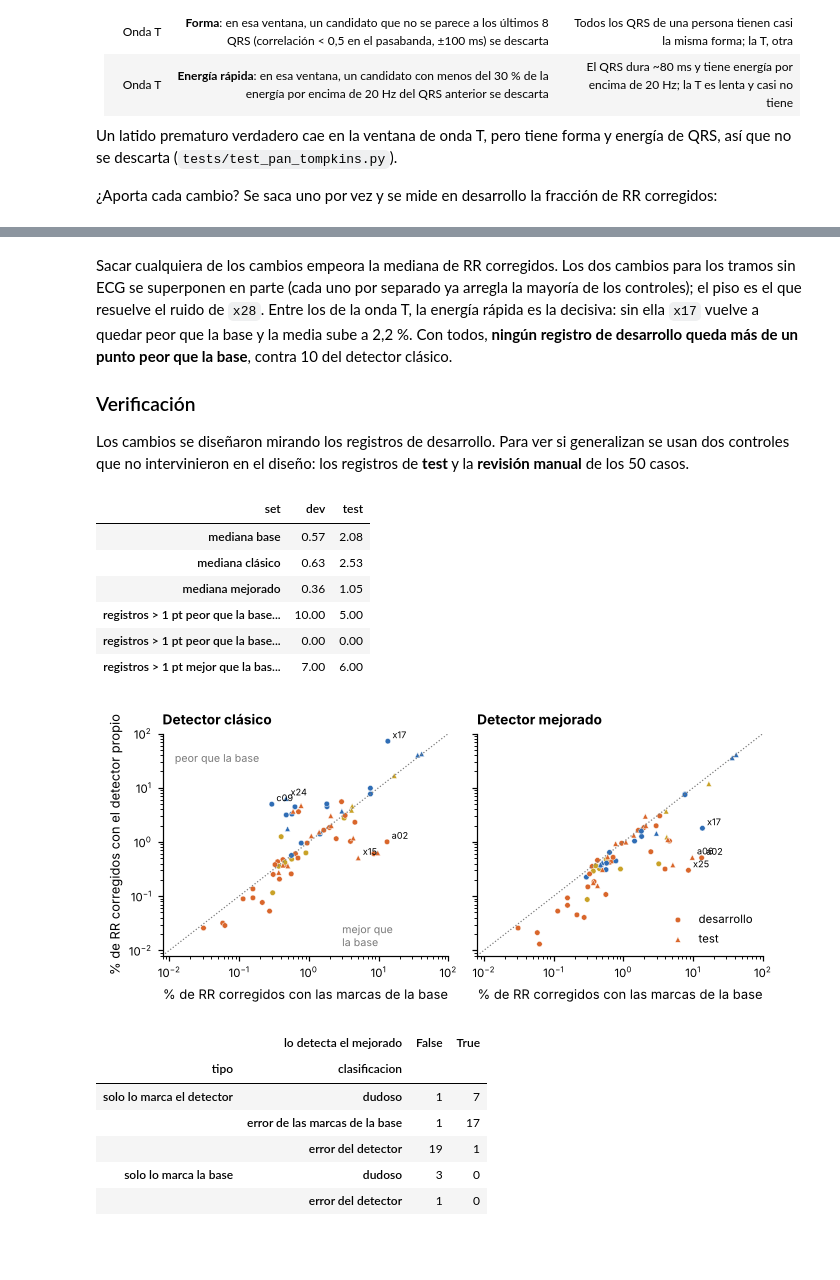
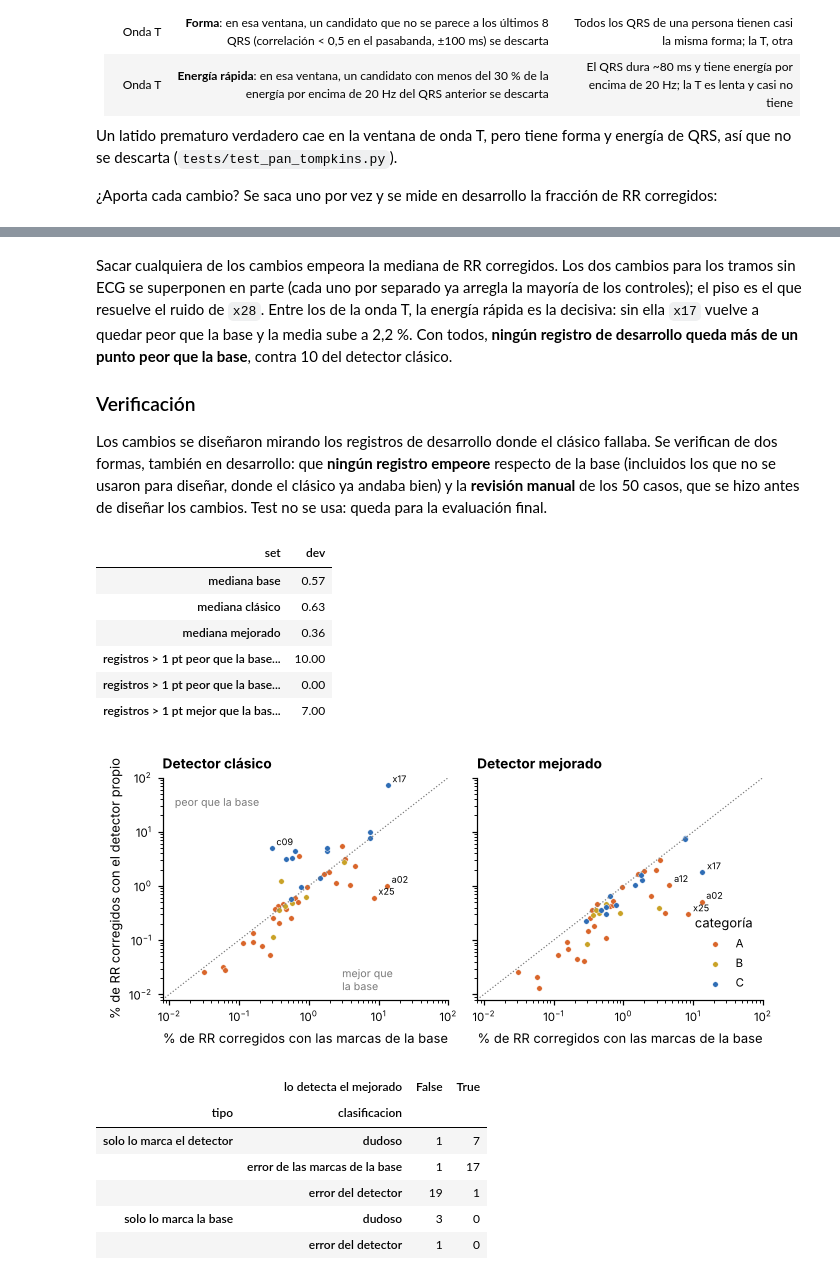
Before and after one commit to afrateitba/PSIB2026Q2-TPS-Grupo08-Frate-Tenca-Weizman, a Jupyter notebook: notebooks/02_filtro_y_latidos.ipynb, the cells around one changed output, grey strips where cells are left out. Cells and saved outputs as stored; diff of their text form; code cells hidden in the pictures; blank space fills up the shorter version.

```diff
--- a/notebooks/02_filtro_y_latidos.ipynb
+++ b/notebooks/02_filtro_y_latidos.ipynb
@@ -194,7 +194,7 @@ def comparar(rec):
     return fila, difs
 
 with ProcessPoolExecutor(4) as ex:
-    res = list(ex.map(comparar, split.record))
+    res = list(ex.map(comparar, DEV))
 comp = pd.DataFrame([r for r, _ in res]).merge(split[["record", "set", "category"]])
 difs = {n: np.concatenate([d[n] for _, d in res]) for n in ("clasico", "mejorado")}
 
@@ -252,10 +252,9 @@ def tramo(rec):
     tb = r_peaks_from_marks(x, qrs, fs, off, sign, refine=False)[0]
     return x, fs, tb
 
-fig, axs = plt.subplots(3, 2, figsize=(ANCHO, 4.6), gridspec_kw={"width_ratios": [1.4, 1]})
+fig, axs = plt.subplots(2, 2, figsize=(ANCHO, 3.2), gridspec_kw={"width_ratios": [1.4, 1]})
 for row, (rec, t0, titulo) in enumerate([("a02", 7535, "a02 · la base se saltea latidos"),
-                                         ("x17", 4157, "x17 · el detector clásico marca también la onda T"),
-                                         ("c04", 9367, "c04 · las dos fuentes coinciden: el ritmo es irregular")]):
+                                         ("x17", 4157, "x17 · el detector clásico marca también la onda T")]):
     x, fs, tb = tramo(rec)
     tp = detect_r_peaks(x, fs, improved=False) / fs
     i = slice(int(t0 * fs), int((t0 + 8) * fs))
@@ -267,7 +266,7 @@ for row, (rec, t0, titulo) in enumerate([("a02", 7535, "a02 · la base se saltea
     axs[row, 0].set(title=titulo, ylabel="mV")
     axs[row, 1].plot(tb[1:] / 3600, np.diff(tb), ".", ms=0.6, color=APNEA)
     axs[row, 1].set(ylim=(0, 2.4), ylabel="RR (s)", title=f"{rec} · RR de toda la noche (base)")
-axs[2, 0].set_xlabel("tiempo (s)"); axs[2, 1].set_xlabel("tiempo (h)")
+axs[1, 0].set_xlabel("tiempo (s)"); axs[1, 1].set_xlabel("tiempo (h)")
 axs[0, 0].plot([], [], color=APNEA, label="marca de la base")
 axs[0, 0].plot([], [], "x", color=NORMAL, label="detector clásico")
 fig.legend(*axs[0, 0].get_legend_handles_labels(), loc="upper center", ncol=2, bbox_to_anchor=(0.35, 1.03))
@@ -371,45 +370,44 @@ Sacar cualquiera de los cambios empeora la mediana de RR corregidos. Los dos cam
 
 ### Verificación
 
-Los cambios se diseñaron mirando los registros de desarrollo. Para ver si generalizan se usan dos controles que no intervinieron en el diseño: los registros de **test** y la **revisión manual** de los 50 casos.
+Los cambios se diseñaron mirando los registros de desarrollo donde el clásico fallaba. Se verifican de dos formas, también en desarrollo: que **ningún registro empeore** respecto de la base (incluidos los que no se usaron para diseñar, donde el clásico ya andaba bien) y la **revisión manual** de los 50 casos, que se hizo antes de diseñar los cambios. Test no se usa: queda para la evaluación final.
 # %%
 fig, axs = plt.subplots(1, 2, figsize=(ANCHO, 2.9), sharey=True)
+comp_dev = comp[comp.set == "dev"]
 lim = (0.008, 100)
 for ax, col, titulo in ((axs[0], "corr_clasico", "Detector clásico"), (axs[1], "corr_mejorado", "Detector mejorado")):
-    for st, mk in (("dev", "o"), ("test", "^")):
-        g = comp[comp.set == st]
-        ax.scatter(g.corr_base.clip(lower=lim[0]), g[col].clip(lower=lim[0]), s=13, marker=mk,
-                   c=g.category.map(COLORES_CAT), edgecolor="white", lw=0.3,
-                   label="desarrollo" if st == "dev" else "test")
+    for cat, g in comp_dev.groupby("category"):
+        ax.scatter(g.corr_base.clip(lower=lim[0]), g[col].clip(lower=lim[0]), s=13,
+                   color=COLORES_CAT[cat], edgecolor="white", lw=0.3, label=cat)
     ax.plot(lim, lim, color=GRIS, lw=0.8, ls=":")
     ax.set(xscale="log", yscale="log", xlim=lim, ylim=lim, title=titulo,
            xlabel="% de RR corregidos con las marcas de la base")
-    etiquetas = ["x17", "c09", "x24", "a02", "x15"] if col == "corr_clasico" else ["x17", "a02", "x25", "a06"]
+    etiquetas = ["x17", "c09", "a02", "x25"] if col == "corr_clasico" else ["x17", "a02", "x25", "a12"]
     for rec_ in etiquetas:
         r_ = comp.set_index("record").loc[rec_]
         ax.annotate(rec_, (r_.corr_base, r_[col]), fontsize=6, xytext=(3, 2), textcoords="offset points")
 axs[0].set_ylabel("% de RR corregidos con el detector propio")
 axs[0].text(0.012, 30, "peor que la base", fontsize=7, color=GRIS)
 axs[0].text(3, 0.012, "mejor que\nla base", fontsize=7, color=GRIS)
-axs[1].legend(loc="lower right")
+axs[1].legend(loc="lower right", title="categoría")
 fig.tight_layout()
 save(fig, "02_detector_mejorado")
-resumen = comp.groupby("set").apply(lambda g: pd.Series({
+resumen = comp_dev.groupby("set").apply(lambda g: pd.Series({
     "mediana base": g.corr_base.median(), "mediana clásico": g.corr_clasico.median(),
     "mediana mejorado": g.corr_mejorado.median(),
     "registros > 1 pt peor que la base (clásico)": int((g.corr_clasico > g.corr_base + 1).sum()),
     "registros > 1 pt peor que la base (mejorado)": int((g.corr_mejorado > g.corr_base + 1).sum()),
     "registros > 1 pt mejor que la base (mejorado)": int((g.corr_mejorado < g.corr_base - 1).sum())}))
 resumen.round(2).T
 # %% [output]
-| set | dev | test |
-| mediana base | 0.57 | 2.08 |
-| mediana clásico | 0.63 | 2.53 |
-| mediana mejorado | 0.36 | 1.05 |
-| registros > 1 pt peor que la base... | 10.00 | 5.00 |
-| registros > 1 pt peor que la base... | 0.00 | 0.00 |
-| registros > 1 pt mejor que la bas... | 7.00 | 6.00 |
+| set | dev |
+| mediana base | 0.57 |
+| mediana clásico | 0.63 |
+| mediana mejorado | 0.36 |
+| registros > 1 pt peor que la base... | 10.00 |
+| registros > 1 pt peor que la base... | 0.00 |
+| registros > 1 pt mejor que la bas... | 7.00 |
-[figure, old version]
+[figure, new version]
 # %%
 def detecta(rec, muestra):
     ecg, fs = load_ecg(rec)
```
Also changed, not shown: parts of 7 cells of this notebook, 7 other files.
